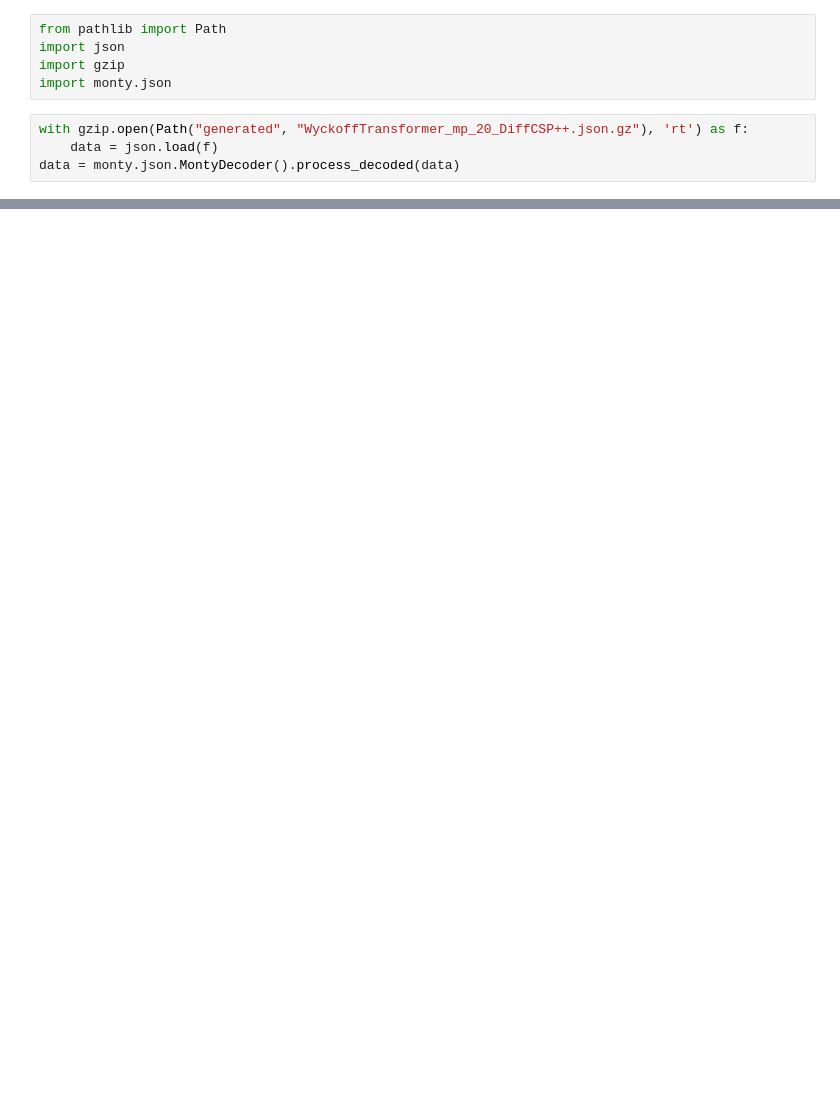
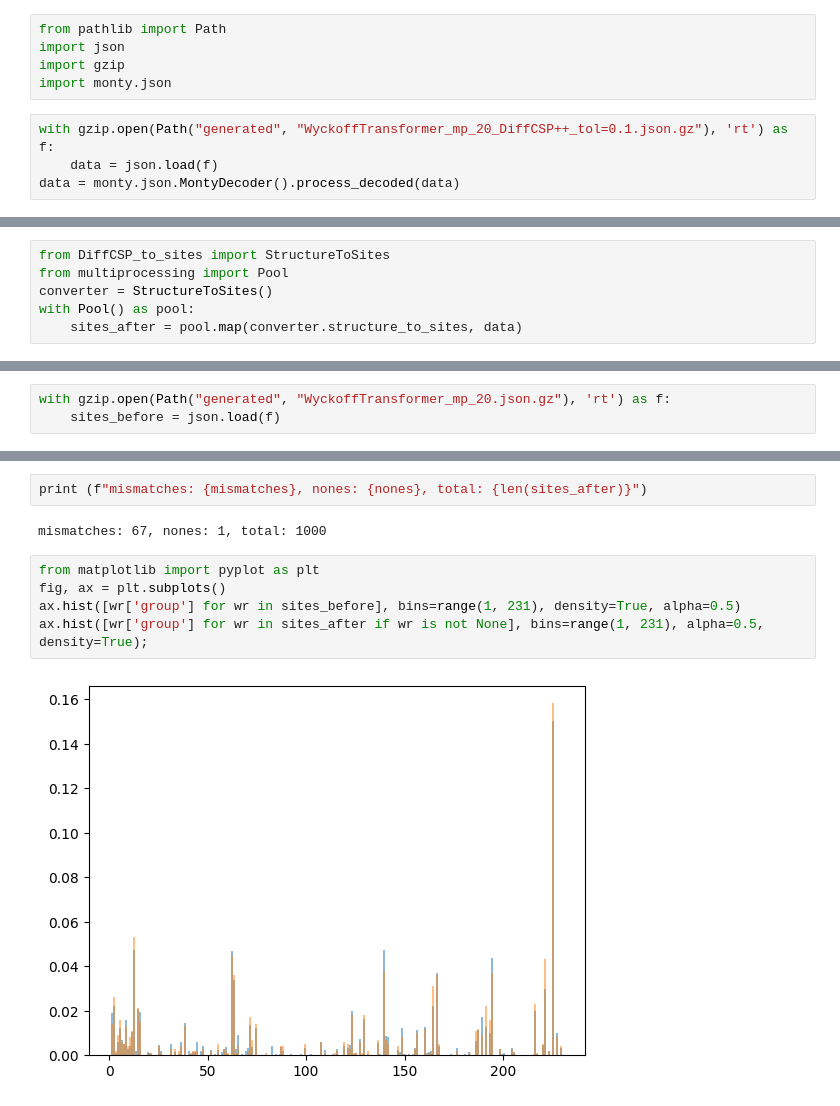
Before and after one commit to kedhip/WyckoffTransformer, a Jupyter notebook: DiffCSP++.ipynb, the cells around one changed output, grey strips where cells are left out. Drawn from its saved outputs; the diff is of its cells as text; blank space fills up the shorter version.

Commit message:
DiffCSP++ SG verification

```diff
--- a/DiffCSP++.ipynb
+++ b/DiffCSP++.ipynb
@@ -4,6 +4,6 @@ import json
 import gzip
 import monty.json
 # %%
-with gzip.open(Path("generated", "WyckoffTransformer_mp_20_DiffCSP++.json.gz"), 'rt') as f:
+with gzip.open(Path("generated", "WyckoffTransformer_mp_20_DiffCSP++_tol=0.1.json.gz"), 'rt') as f:
     data = json.load(f)
 data = monty.json.MontyDecoder().process_decoded(data)
@@ -29,0 +10,6 @@ PeriodicSite: Dy (2.81, 0.0, 0.0) [0.5, 0.0, 0.0]
+# %%
+from DiffCSP_to_sites import StructureToSites
+from multiprocessing import Pool
+converter = StructureToSites()
+with Pool() as pool:
+    sites_after = pool.map(converter.structure_to_sites, data)
@@ -29,0 +19,3 @@ PeriodicSite: Dy (2.81, 0.0, 0.0) [0.5, 0.0, 0.0]
+# %%
+with gzip.open(Path("generated", "WyckoffTransformer_mp_20.json.gz"), 'rt') as f:
+    sites_before = json.load(f)
@@ -29,0 +60,11 @@ PeriodicSite: Dy (2.81, 0.0, 0.0) [0.5, 0.0, 0.0]
+# %%
+print (f"mismatches: {mismatches}, nones: {nones}, total: {len(sites_after)}")
+# %% [output]
+mismatches: 67, nones: 1, total: 1000
+# %%
+from matplotlib import pyplot as plt
+fig, ax = plt.subplots()
+ax.hist([wr['group'] for wr in sites_before], bins=range(1, 231), density=True, alpha=0.5)
+ax.hist([wr['group'] for wr in sites_after if wr is not None], bins=range(1, 231), alpha=0.5, density=True);
+# %% [output]
+[figure, added]
```
Also changed, not shown: parts of 3 cells of this notebook, 6 other files.
